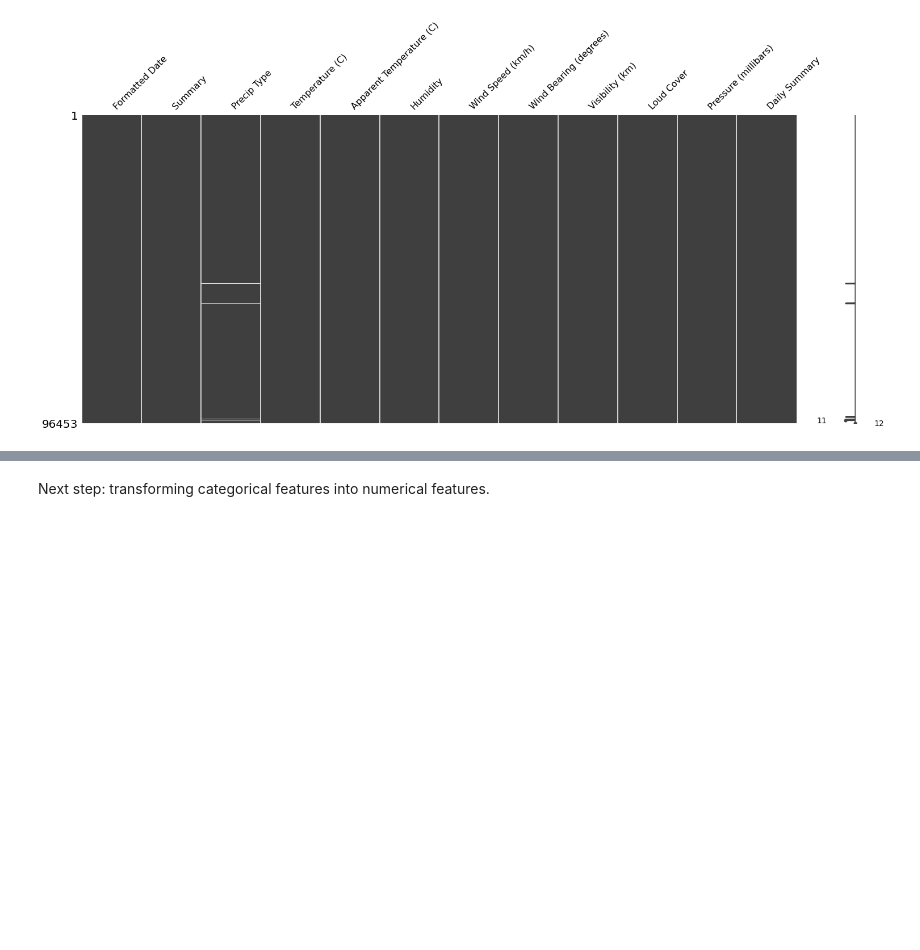
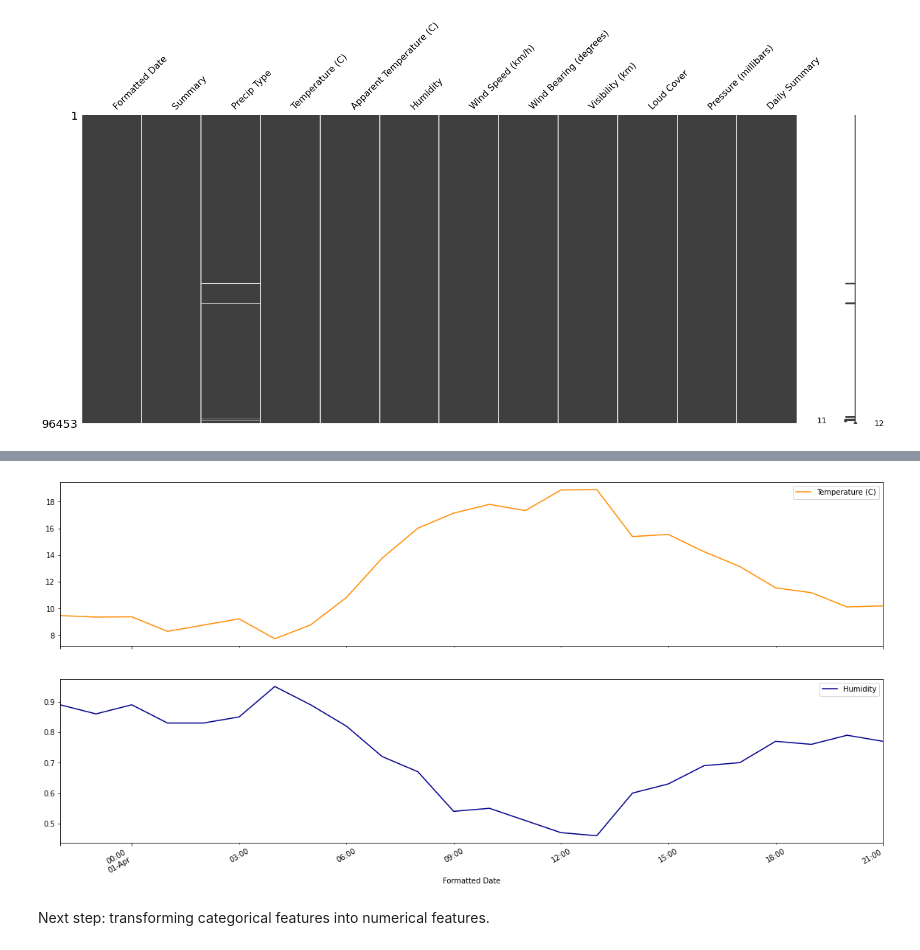
Before and after one commit to patakib/weather_analysis_RNN, a Jupyter notebook: weather_analysis_RNN.ipynb, the cells around one changed output, grey strips where cells are left out. Cells and saved outputs as stored; diff of their text form; code cells hidden in the pictures; blank space fills up the shorter version.

```diff
--- a/weather_analysis_RNN.ipynb
+++ b/weather_analysis_RNN.ipynb
@@ -89,2 +89,8 @@ _ = plot_features.plot(subplots=True)
+# %%
+plot_features = rawdf[plot_cols][:24]
+plot_features.index = date_time[:24]
+_ = plot_features.plot(subplots=True, color=['darkorange','darkblue'], figsize=(20,10))
+# %% [output]
+[figure, added]
 # %% [markdown]
 Next step: transforming categorical features into numerical features.
```
Also changed, not shown: parts of 2 cells of this notebook.
